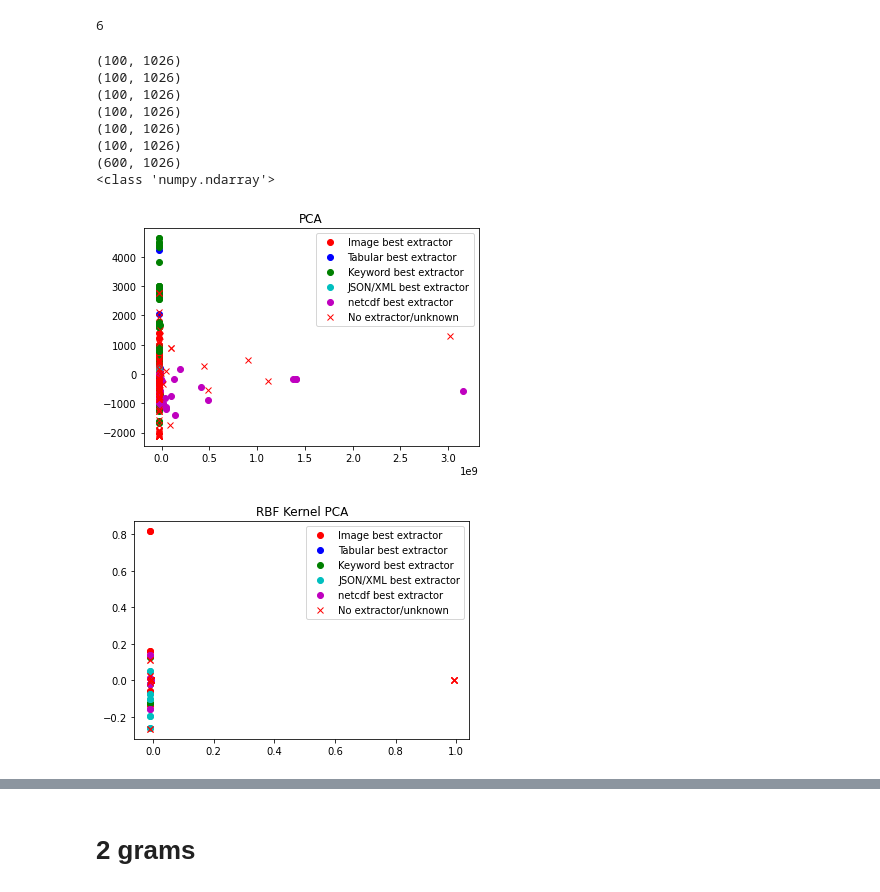
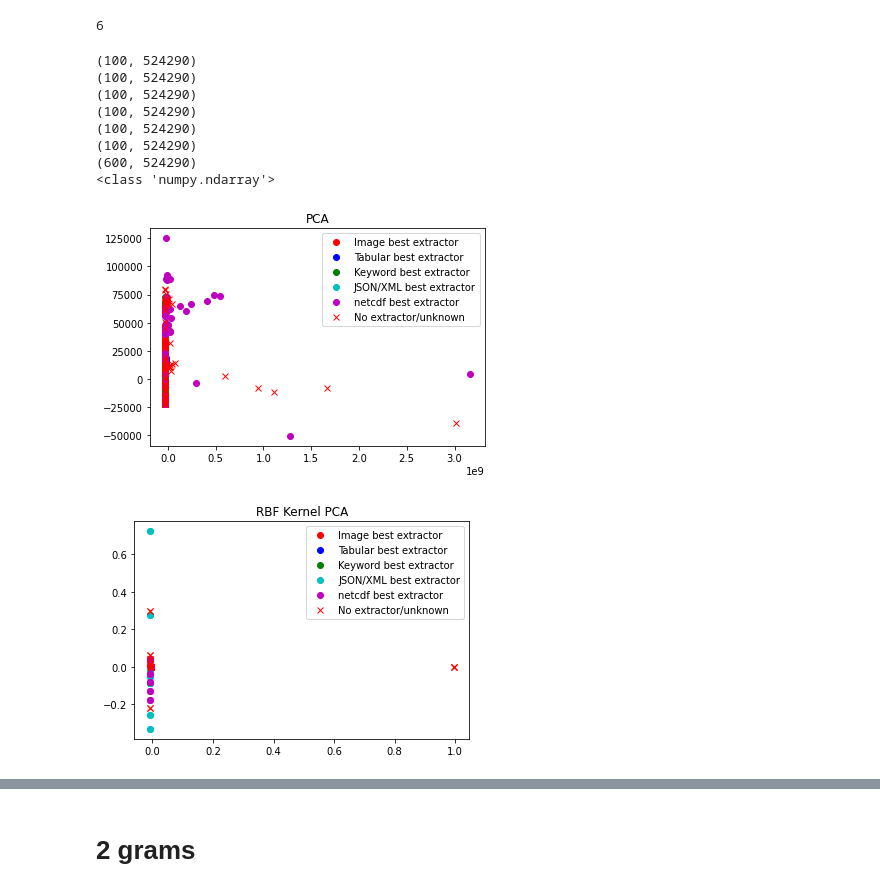
Before and after one commit to xtracthub/MetaDataExtractionModel, a Jupyter notebook: subdataset/subsetVectorAnalysis.ipynb, the cells around one changed output, grey strips where cells are left out. Drawn from its saved outputs; the diff is of its cells as text; code cells hidden in the pictures.

```diff
--- a/subdataset/subsetVectorAnalysis.ipynb
+++ b/subdataset/subsetVectorAnalysis.ipynb
@@ -16,7 +16,7 @@ from sklearn.manifold import TSNE
 from sklearn.preprocessing import StandardScaler
 from sklearn.pipeline import Pipeline
 # %%
-with open('gathered_data_byte_vector/sample1/byte_vectors_v1_1024B.pkl', "rb") as fp:
+with open('gathered_data_byte_vector/sample1/byte_vectors_v1_512KB.pkl', "rb") as fp:
     dataset = pickle.load(fp)
 print(len(dataset))
 # %% [output]
@@ -131,24 +131,29 @@ print(total_dataset_1_gram.shape)
 print(type(total_dataset_1_gram))
 total_dataset_1_gram = np.nan_to_num(total_dataset_1_gram)
 # %% [output]
-(100, 1026)
-(100, 1026)
-(100, 1026)
-(100, 1026)
-(100, 1026)
-(100, 1026)
-(600, 1026)
+(100, 524290)
+(100, 524290)
+(100, 524290)
+(100, 524290)
+(100, 524290)
+(100, 524290)
+(600, 524290)
 <class 'numpy.ndarray'>
 # %%
-pca = PCA(n_components=2)
+sc_pca = StandardScaler()
+pca_onegram = PCA(n_components=2)
+
+
+
 onegram_pca = pca.fit_transform(total_dataset_1_gram)
 
+sc_kpca = StandardScaler()
 kpca = KernelPCA(n_components=2, kernel='rbf',
                  gamma=15, random_state=42)
 onegram_kpca = kpca.fit_transform(total_dataset_1_gram)
 
 plot_extractors_against_feature_reduction(all_file_data, onegram_pca, "PCA")
 plot_extractors_against_feature_reduction(all_file_data, onegram_kpca, "RBF Kernel PCA")
 # %% [output]
-[figure, old version]
+[figure, new version]
-[figure, old version]
+[figure, new version]
```
Also changed, not shown: parts of 22 cells of this notebook, 2 other files.
